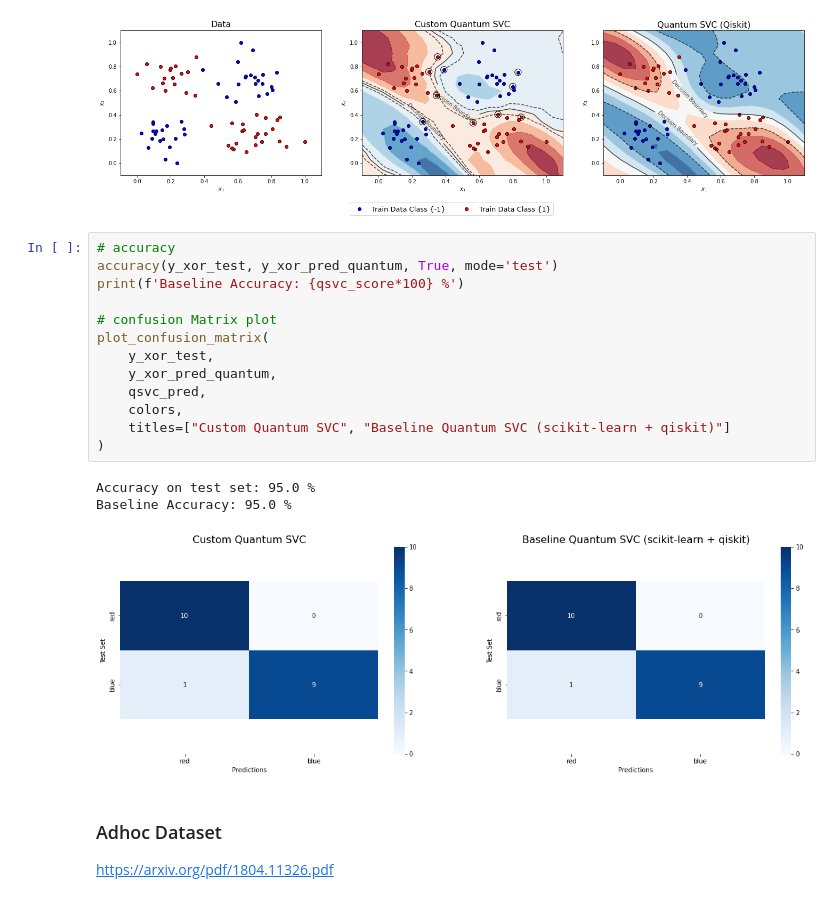
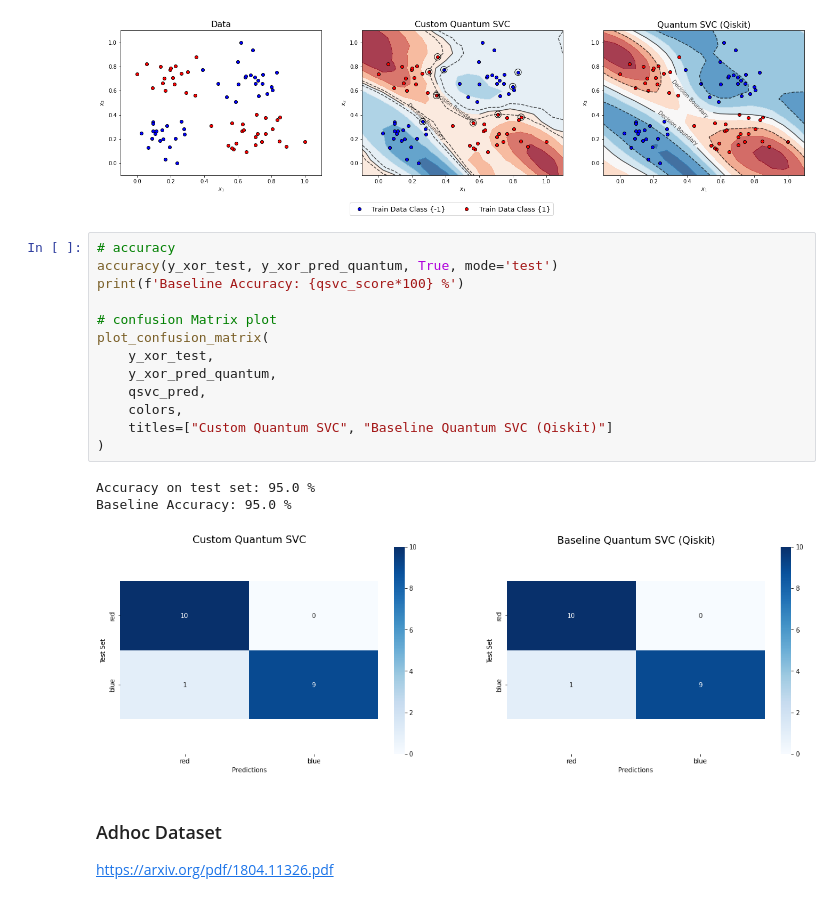
Before and after one commit to mforstenhaeusler/Quantum-Support-Vector-Machines, a Jupyter notebook: Quantum Support Vector Machines.ipynb, the cells around one changed output. Saved outputs shown, nothing was run; the diff lists cells and outputs as text.

```diff
--- a/Quantum Support Vector Machines.ipynb
+++ b/Quantum Support Vector Machines.ipynb
@@ -262,20 +262,20 @@ plot_kernel_SVC(
 # %%
 # accuracy
 accuracy(y_xor_test, y_xor_pred_quantum, True, mode='test')
 print(f'Baseline Accuracy: {qsvc_score*100} %')
 
 # confusion Matrix plot
 plot_confusion_matrix(
     y_xor_test,
     y_xor_pred_quantum,
     qsvc_pred,
     colors,
-    titles=["Custom Quantum SVC", "Baseline Quantum SVC (scikit-learn + qiskit)"]
+    titles=["Custom Quantum SVC", "Baseline Quantum SVC (Qiskit)"]
 )
 # %% [output]
 Accuracy on test set: 95.0 %
 Baseline Accuracy: 95.0 %
-[figure, old version]
+[figure, new version]
 # %% [markdown]
 ### Adhoc Dataset
 
```
Also changed, not shown: parts of 5 cells of this notebook, 9 other files.
